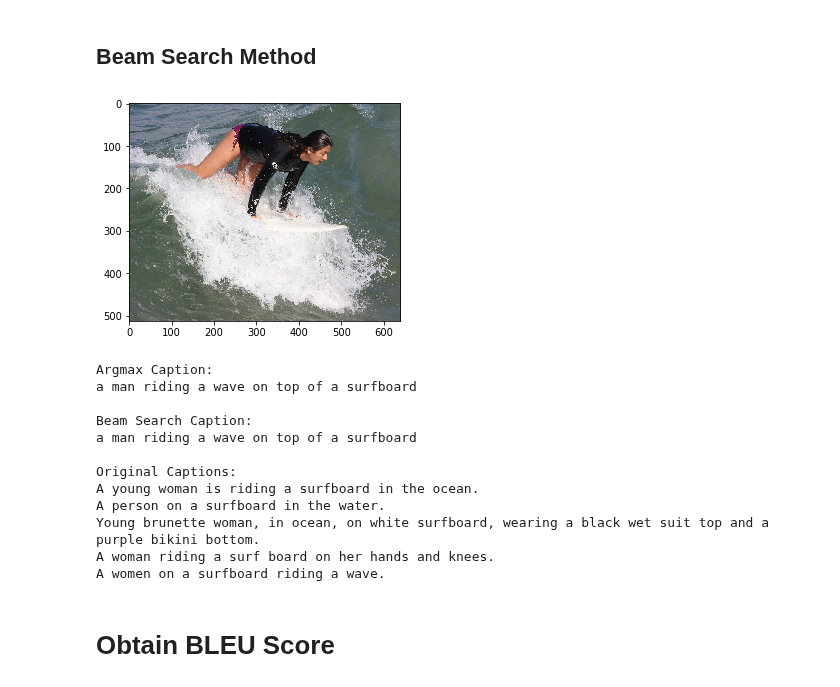
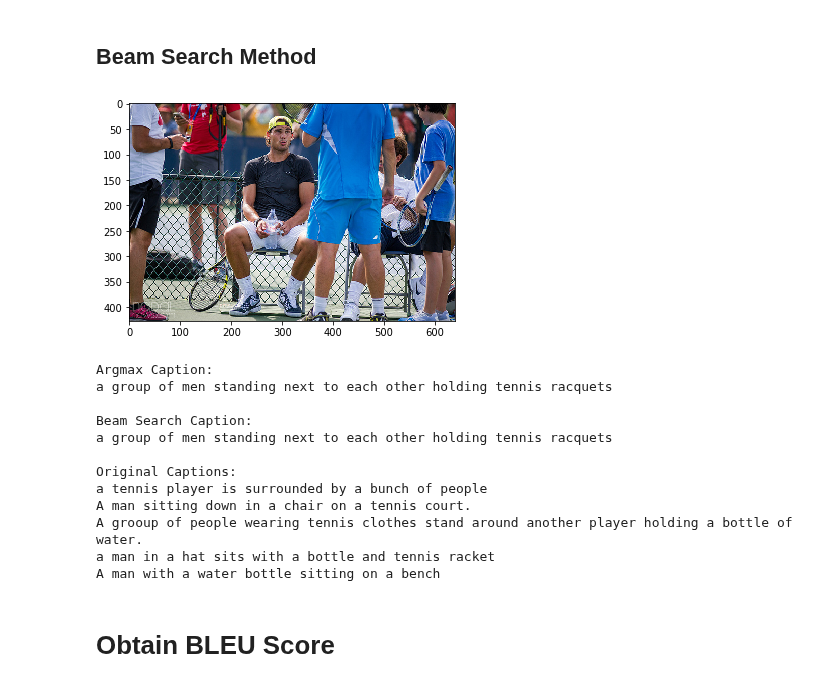
Before and after one commit to shan18/Topic-Based-Image-Captioning, a Jupyter notebook: image_captioning.ipynb, the cells around one changed output. Drawn from its saved outputs; the diff is of its cells as text; code cells hidden in the pictures.

```diff
--- a/image_captioning.ipynb
+++ b/image_captioning.ipynb
@@ -680,7 +680,7 @@ callbacks = [callback_checkpoint, callback_tensorboard, callback_early_stop, cal
 ### Load Checkpoint
 # %%
 try:
-    model.load_weights('weights/weights.14-2.30.adam.batch-128.dropout.hdf5')
+    model.load_weights('weights/weights.20-2.25.adam.batch-128.lr-decay.hdf5')
     print('Weights loaded.')
 except Exception as error:
     print("Error trying to load checkpoint.")
@@ -698,7 +698,7 @@ plot_model(model, to_file='caption_model_dropout.png', show_shapes=True, show_la
 model.fit_generator(
     generator=generator_train,
     steps_per_epoch=steps_per_epoch_train,
-    epochs=20,
+    epochs=30,
     callbacks=callbacks,
     validation_data=generator_val,
     validation_steps=steps_per_epoch_val
@@ -769,7 +769,8 @@ def beam_search_predictions(topic_values, feature_values, caption_model, tokeniz
             # create a new list to store the new sequences
             for word in word_predictions:
                 caption = prediction[0] + [word]
-                probability = prediction[1] + math.log(y_pred[0][word])
+                # probability = prediction[1] + math.log(y_pred[0][word])
+                probability = prediction[1] * y_pred[0][word]
                 temp.append([caption, probability])
 
         predictions = temp
@@ -787,45 +788,45 @@ def beam_search_predictions(topic_values, feature_values, caption_model, tokeniz
 
     return ' '.join(full_caption)
 # %%
-idx = 90
+idx = 745
 image_path = 'dataset/' + images_test[idx]
 # %%
 # Plot the image.
 plt.imshow(load_image(image_path))
 plt.show()
 
 # Argmax Predicted Caption
 argmax_caption = generate_predictions(
     topic_transfer_values_test[idx], feature_transfer_values_test[idx], model, tokenizer, max_tokens
 )
 print('Argmax Caption:')
 print(argmax_caption)
 
 # Beam Search Predicted Caption
 beam_search_caption = beam_search_predictions(
-    topic_transfer_values_test[idx], feature_transfer_values_test[idx], model, tokenizer, max_tokens, beam_width=3
+    topic_transfer_values_test[idx], feature_transfer_values_test[idx], model, tokenizer, max_tokens, beam_width=5
 )
 print('\nBeam Search Caption:')
 print(beam_search_caption)
 
 # Original Captions
 print('\nOriginal Captions:')
 for caption in captions_test[idx]:
     print(caption)
 # %% [output]
-[figure, old version]
+[figure, new version]
 Argmax Caption:
-a man riding a wave on top of a surfboard
+a group of men standing next to each other holding tennis racquets
 
 Beam Search Caption:
-a man riding a wave on top of a surfboard
+a group of men standing next to each other holding tennis racquets
 
 Original Captions:
-A young woman is riding a surfboard in the ocean.
-A person on a surfboard in the water.
-Young brunette woman, in ocean, on white surfboard, wearing a black wet suit top and a purple bikini bottom.
-A woman riding a surf board on her hands and knees.
-A women on a surfboard riding a wave.
+a tennis player is surrounded by a bunch of people
+A man sitting down in a chair on a tennis court.
+A grooup of people wearing tennis clothes stand around another player holding a bottle of water.
+a man in a hat sits with a bottle and tennis racket
+A man with a water bottle sitting on a bench
 # %% [markdown]
 # Obtain BLEU Score
 # %%
```
Also changed, not shown: parts of 9 cells of this notebook.
